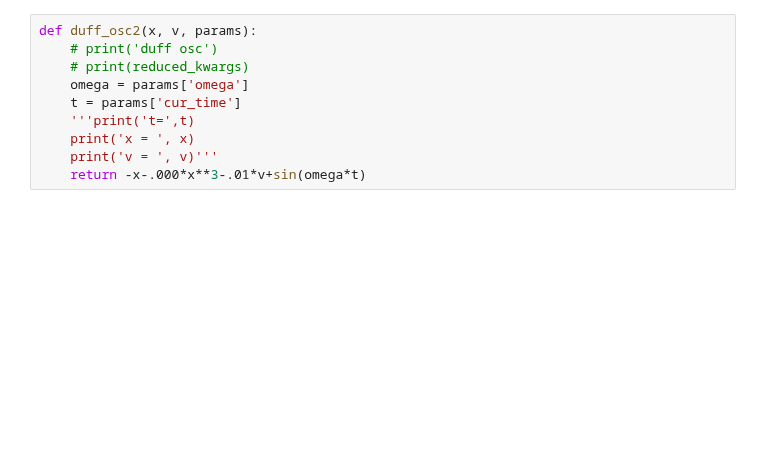
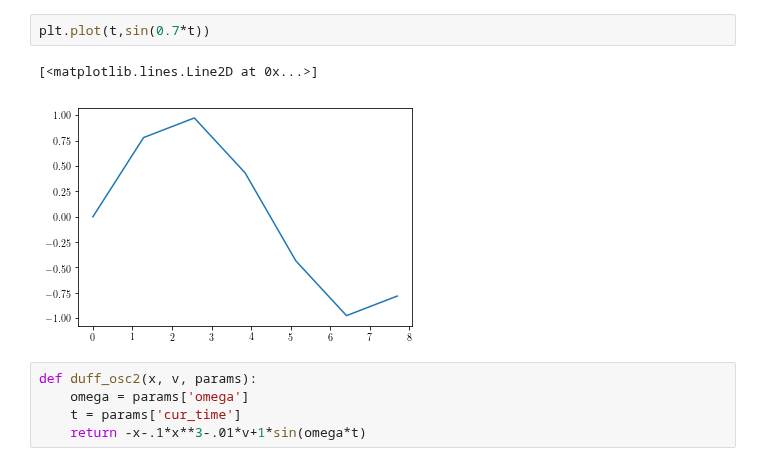
Before and after one commit to josephcslater/mousai, a Jupyter notebook: docs/tutorial/demos/Duffing.ipynb, the cells around one changed output. Cells and saved outputs as stored; diff of their text form; blank space fills up the shorter version.

```diff
--- a/docs/tutorial/demos/Duffing.ipynb
+++ b/docs/tutorial/demos/Duffing.ipynb
@@ -39,11 +38,11 @@ amp = sp.zeros_like(omega)
+# %%
+plt.plot(t,sin(0.7*t))
+# %% [output]
+[<matplotlib.lines.Line2D at 0x...>]
+[figure, added]
 # %%
 def duff_osc2(x, v, params):
-    # print('duff osc')
-    # print(reduced_kwargs)
     omega = params['omega']
     t = params['cur_time']
-    '''print('t=',t)
-    print('x = ', x)
-    print('v = ', v)'''
-    return -x-.000*x**3-.01*v+sin(omega*t)
+    return -x-.1*x**3-.01*v+1*sin(omega*t)
 # %%
```
Also changed, not shown: parts of 25 cells of this notebook, 3 other files.
